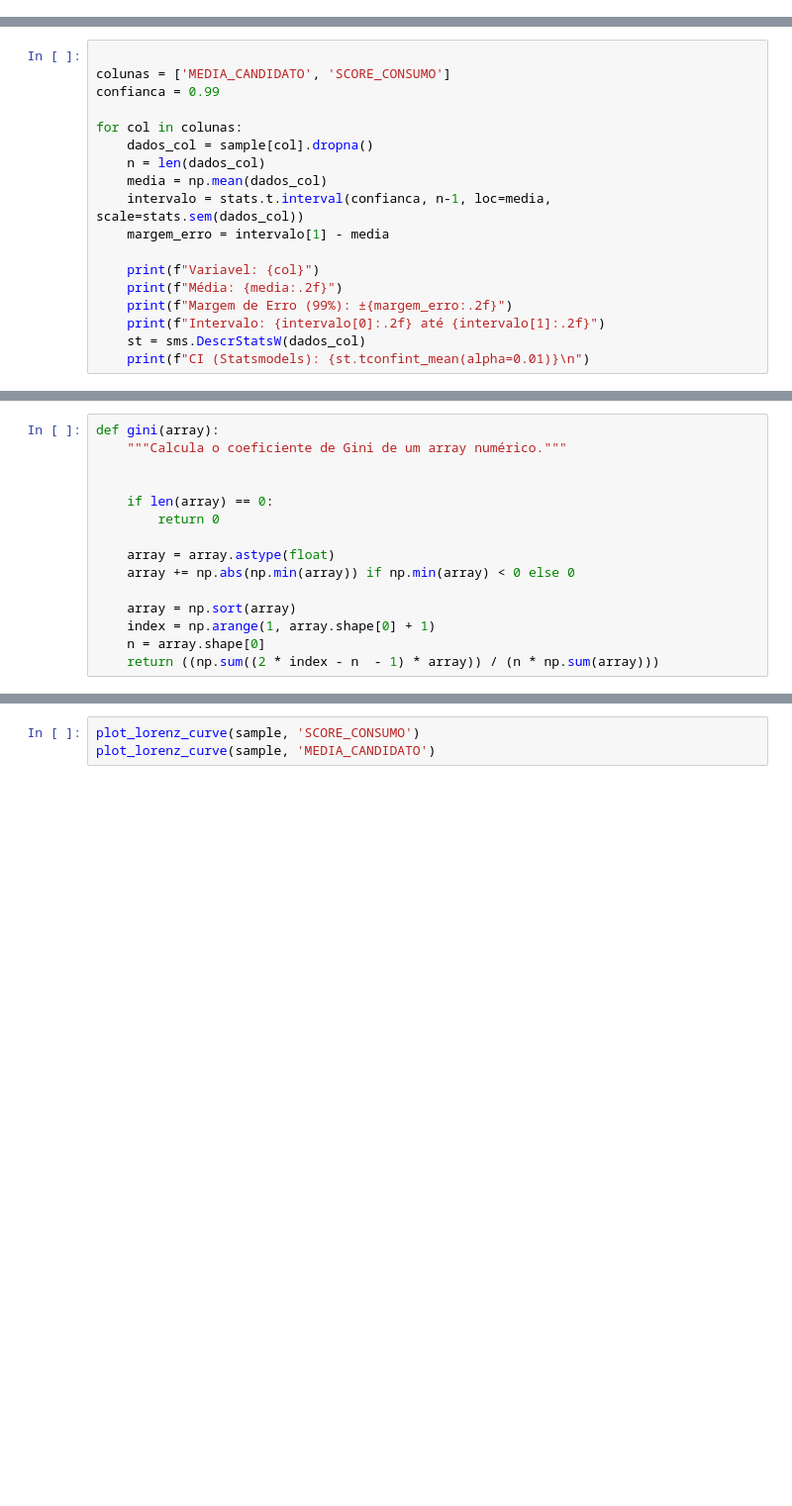
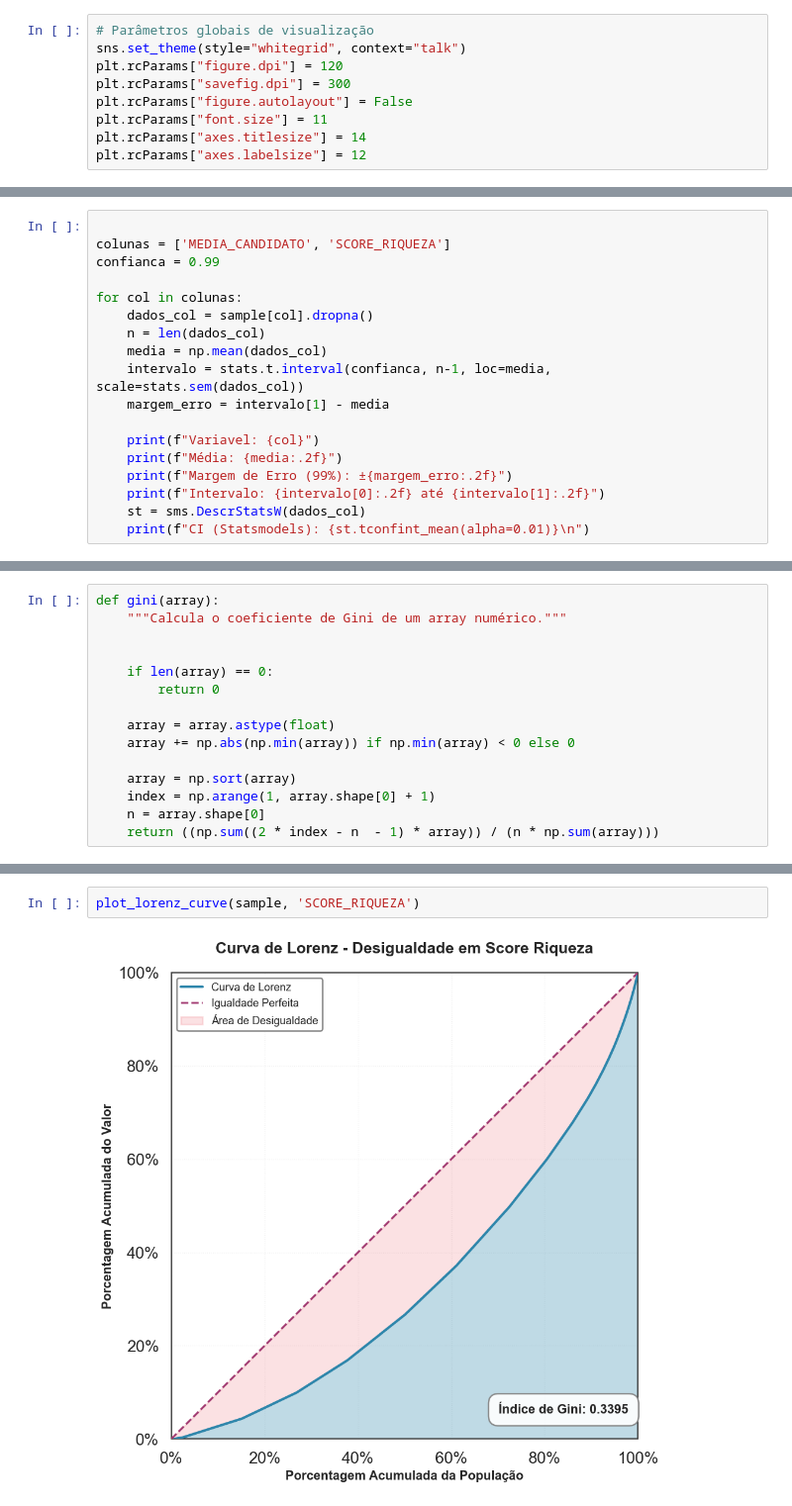
Before and after one commit to intelligent-life-paradox/statistical-modelling-enem, a Jupyter notebook: notebooks/analise_exploratoria.ipynb, the cells around one changed output, grey strips where cells are left out. Shown at 99% size. Cells and saved outputs as stored; diff of their text form; blank space fills up the shorter version.

Commit message:
add comments to exploratory analysis and change visualizations

```diff
--- a/notebooks/analise_exploratoria.ipynb
+++ b/notebooks/analise_exploratoria.ipynb
@@ -15,0 +20,9 @@ from plotly.subplots import make_subplots
+# %%
+# Parâmetros globais de visualização
+sns.set_theme(style="whitegrid", context="talk")
+plt.rcParams["figure.dpi"] = 120
+plt.rcParams["savefig.dpi"] = 300
+plt.rcParams["figure.autolayout"] = False
+plt.rcParams["font.size"] = 11
+plt.rcParams["axes.titlesize"] = 14
+plt.rcParams["axes.labelsize"] = 12
@@ -65,6 +64,6 @@ Esta célula abaixo foi adicionada meramente por desencargo de consciência do a
 # %%
 
-colunas = ['MEDIA_CANDIDATO', 'SCORE_CONSUMO']
+colunas = ['MEDIA_CANDIDATO', 'SCORE_RIQUEZA']
 confianca = 0.99
 
 for col in colunas:
@@ -192,3 +385,4 @@ def plot_lorenz_curve(dframe, coluna):
 # %%
-plot_lorenz_curve(sample, 'SCORE_CONSUMO')
-plot_lorenz_curve(sample, 'MEDIA_CANDIDATO')
+plot_lorenz_curve(sample, 'SCORE_RIQUEZA')
+# %% [output]
+[figure, added]
```
Also changed, not shown: parts of 33 cells of this notebook, 2 other files.
